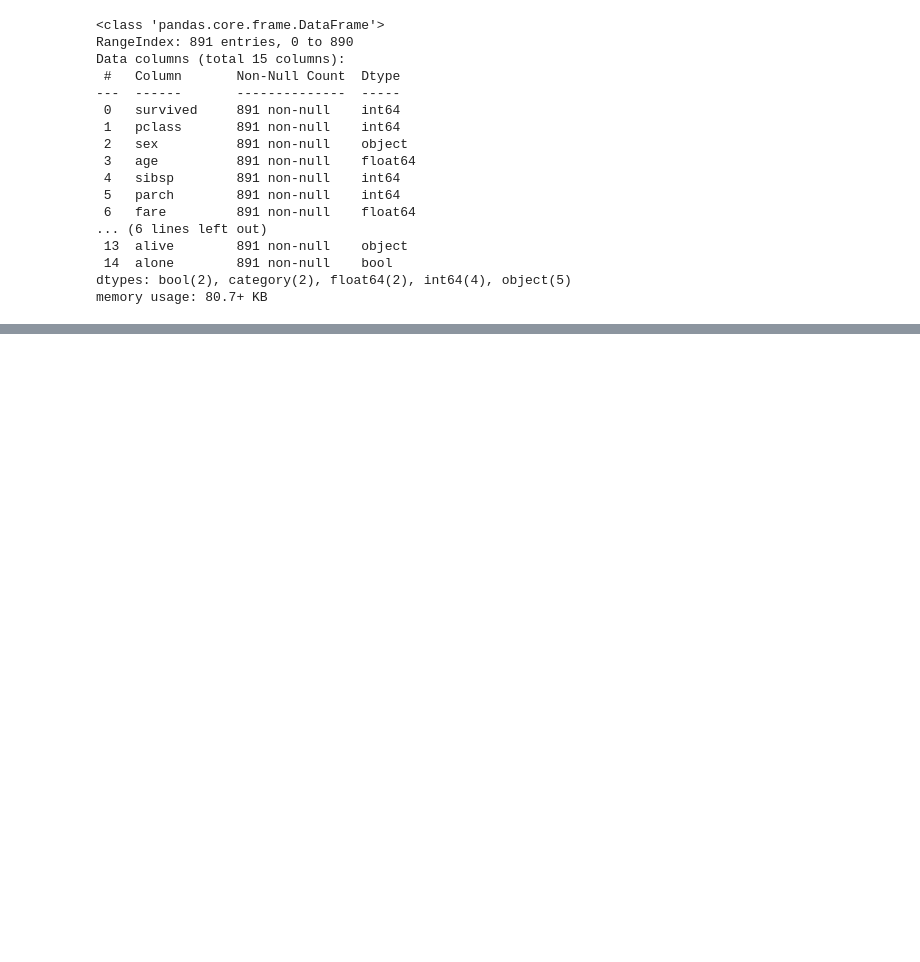
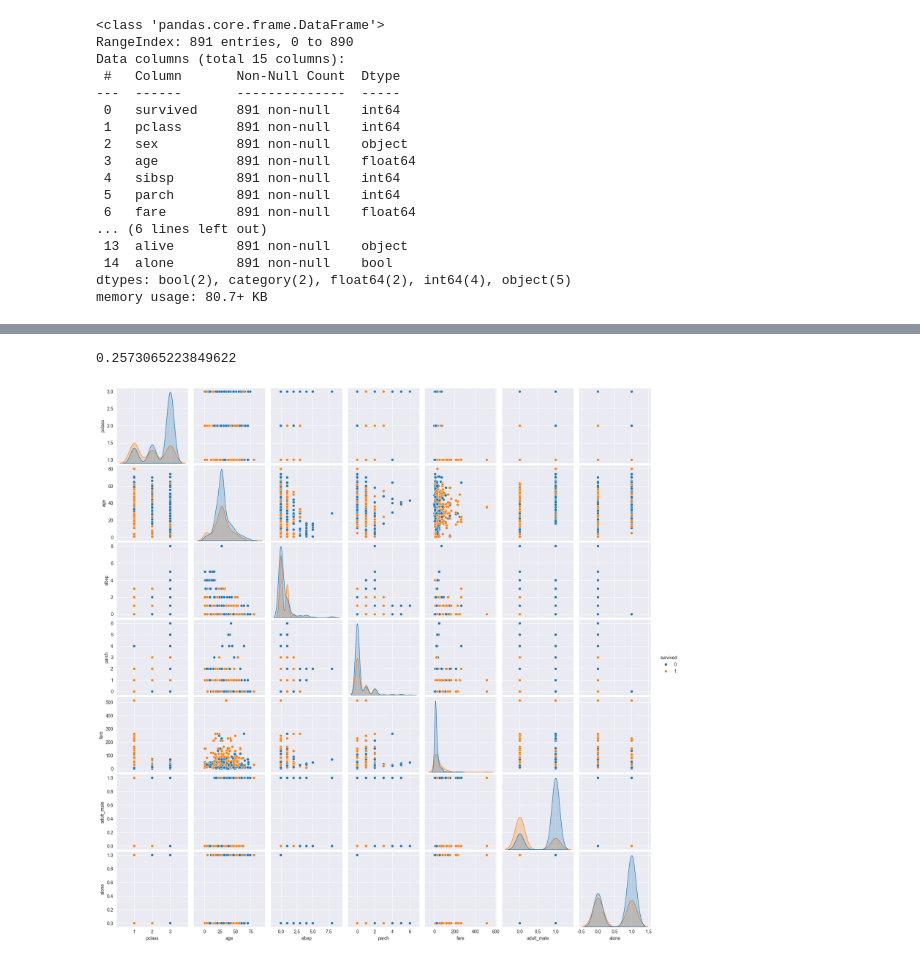
Before and after one commit to zzzissu/bigdata-analysis2024, a Jupyter notebook: day10/da22_타이타닉생존자_상관분석.ipynb, the cells around one changed output, grey strips where cells are left out. Saved outputs shown, nothing was run; the diff lists cells and outputs as text; code cells hidden in the pictures; blank space fills up the shorter version.

```diff
--- a/day10/da22_타이타닉생존자_상관분석.ipynb
+++ b/day10/da22_타이타닉생존자_상관분석.ipynb
@@ -182,0 +318,10 @@ memory usage: 80.7+ KB
+# %%
+# 각 두가지 속성끼리 상관관계 도출
+dfTitanic['survived'].corr(dfTitanic['fare'])
+# %% [output]
+0.2573065223849622
+# %%
+sns.pairplot(dfTitanic, hue='survived')
+plt.show()
+# %% [output]
+[figure, added]
```
Also changed, not shown: parts of 19 cells of this notebook, 14 other files.
